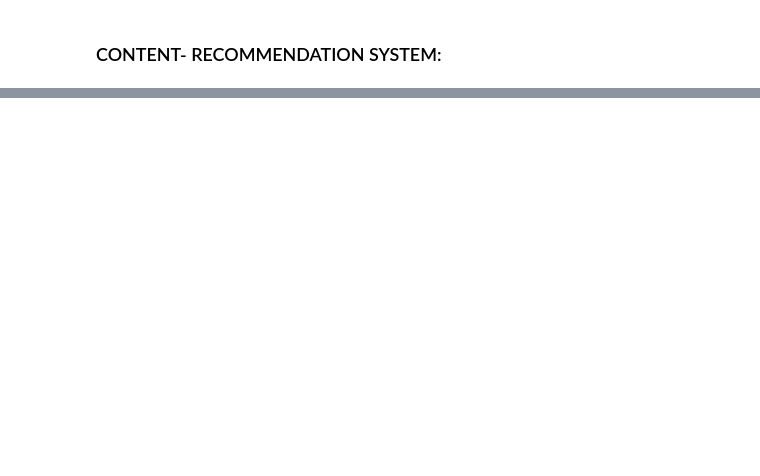
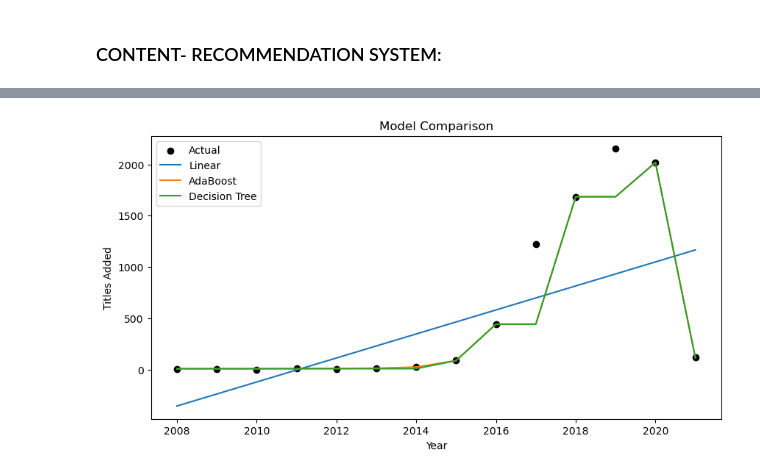
Before and after one commit to omsatyawanpathakgit/DataScienceProjects, a Jupyter notebook: NETFLIX DS PROJECT/netflix_ds_project.ipynb, the cells around one changed output, grey strips where cells are left out. Saved outputs shown, nothing was run; the diff lists cells and outputs as text; code cells hidden in the pictures; blank space fills up the shorter version.

Commit message:
improved the recommendation model and forecasted about content addition for future.

```diff
--- a/NETFLIX DS PROJECT/netflix_ds_project.ipynb
+++ b/NETFLIX DS PROJECT/netflix_ds_project.ipynb
@@ -660,0 +714,14 @@ Recommendations similar to: **Kesari 2**
+# %%
+from sklearn.tree import DecisionTreeRegressor
+
+tree_pipeline = Pipeline([
+    ('model', DecisionTreeRegressor(
+        max_depth=3,
+        random_state=42
+    ))
+])
+
+tree_pipeline.fit(X_train, y_train)
+
+y_pred_tree = tree_pipeline.predict(X_test)
+tree_forecast = tree_pipeline.predict(future_years)
@@ -660,0 +772,21 @@ Recommendations similar to: **Kesari 2**
+# %%
+# Sort for smooth plotting
+sorted_idx = X['year_added'].argsort()
+X_sorted = X.iloc[sorted_idx]
+
+plt.figure(figsize=(10,5))
+
+plt.scatter(X, y, color='black', label='Actual')
+
+plt.plot(X_sorted, linear_pipeline.predict(X_sorted), label='Linear')
+plt.plot(X_sorted, ada_pipeline.predict(X_sorted), label='AdaBoost')
+plt.plot(X_sorted, tree_pipeline.predict(X_sorted), label='Decision Tree')
+
+plt.legend()
+plt.title('Model Comparison')
+plt.xlabel('Year')
+plt.ylabel('Titles Added')
+
+plt.show()
+# %% [output]
+[figure, added]
```
Also changed, not shown: parts of 23 cells of this notebook, 1 other file.
